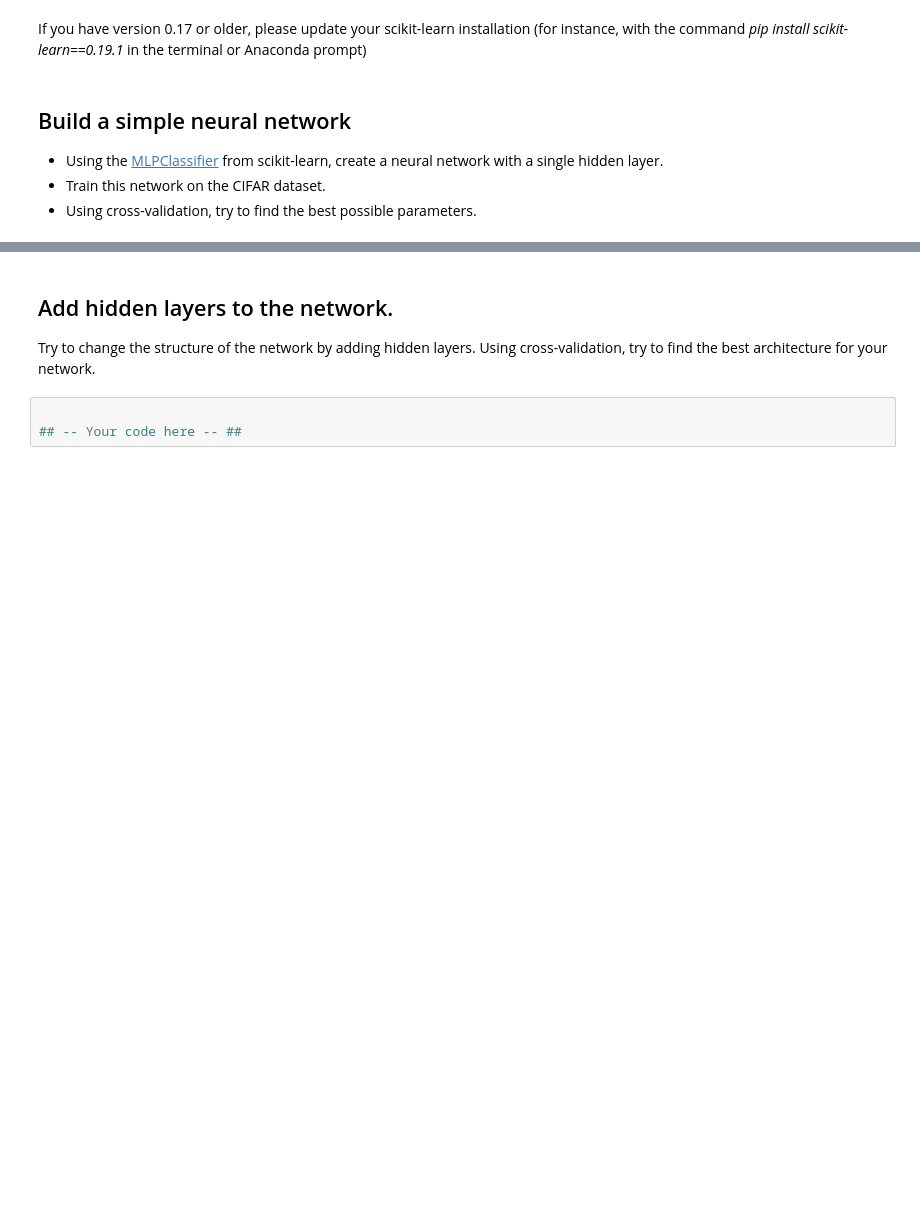
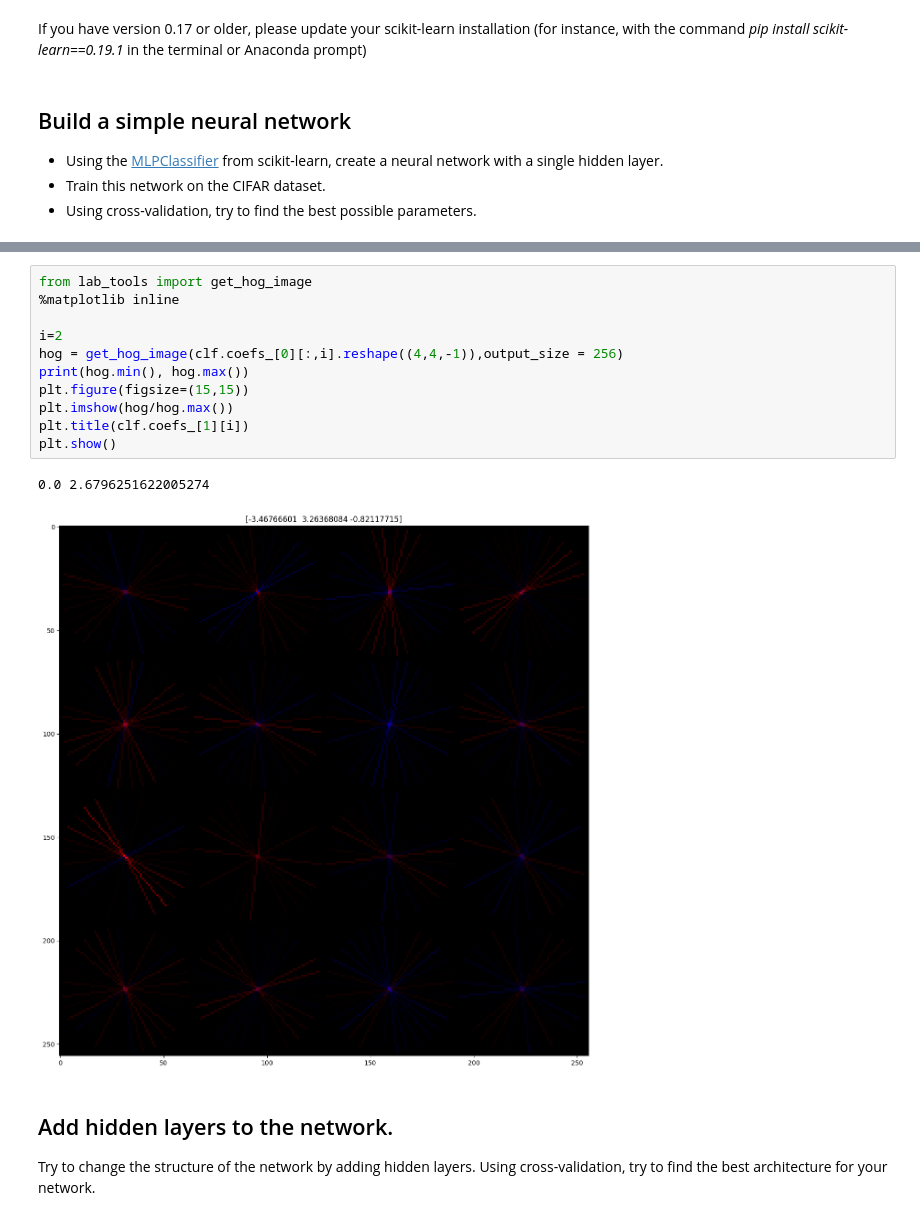
Before and after one commit to liseregn/INFO_H501, a Jupyter notebook: docs/LABS/ML2_Neural_Networks.ipynb, the cells around one changed output, grey strips where cells are left out. Cells and saved outputs as stored; diff of their text form; blank space fills up the shorter version.

```diff
--- a/docs/LABS/ML2_Neural_Networks.ipynb
+++ b/docs/LABS/ML2_Neural_Networks.ipynb
@@ -42,7 +112,18 @@ for train,test in kf.split(dataset.train['hog'], dataset.train['labels']):
+# %%
+from lab_tools import get_hog_image
+%matplotlib inline
+
+i=2
+hog = get_hog_image(clf.coefs_[0][:,i].reshape((4,4,-1)),output_size = 256)
+print(hog.min(), hog.max())
+plt.figure(figsize=(15,15))
+plt.imshow(hog/hog.max())
+plt.title(clf.coefs_[1][i])
+plt.show()
+# %% [output]
+0.0 2.6796251622005274
+[figure, added]
 # %% [markdown]
 ## Add hidden layers to the network.
 
 Try to change the structure of the network by adding hidden layers. Using cross-validation, try to find the best architecture for your network.
-# %%
-
-## -- Your code here -- ##
```
Also changed, not shown: parts of 17 cells of this notebook.
